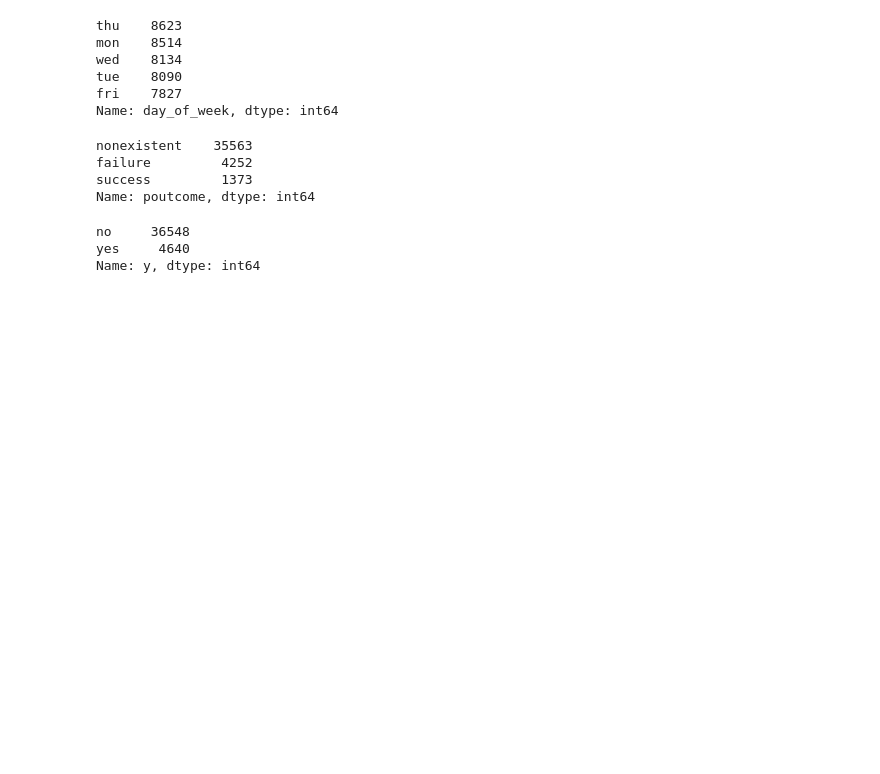
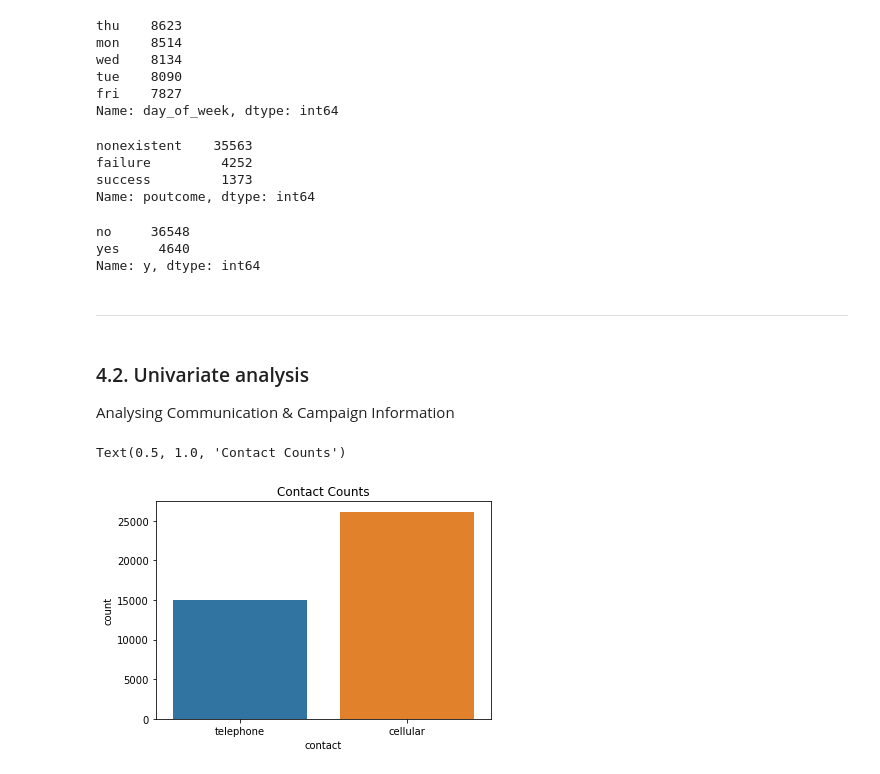
Before and after one commit to AndrewNguyen27296/DataGlacier, a Jupyter notebook: Asmaa.ipynb, the cells around one changed output. Drawn from its saved outputs; the diff is of its cells as text; code cells hidden in the pictures; blank space fills up the shorter version.

```diff
--- a/Asmaa.ipynb
+++ b/Asmaa.ipynb
@@ -221,3 +223,15 @@ df["y"].value_counts()
 no     36548
 yes     4640
 Name: y, dtype: int64
+# %% [markdown]
+---------------------------
+# %% [markdown]
+### 4.2. Univariate analysis
+Analysing Communication & Campaign  Information
+# %%
+# contact
+sns.countplot(x ='contact' , data= df)
+plt.title('Contact Counts')
+# %% [output]
+Text(0.5, 1.0, 'Contact Counts')
+[figure, added]
```
Also changed, not shown: parts of 7 cells of this notebook.
